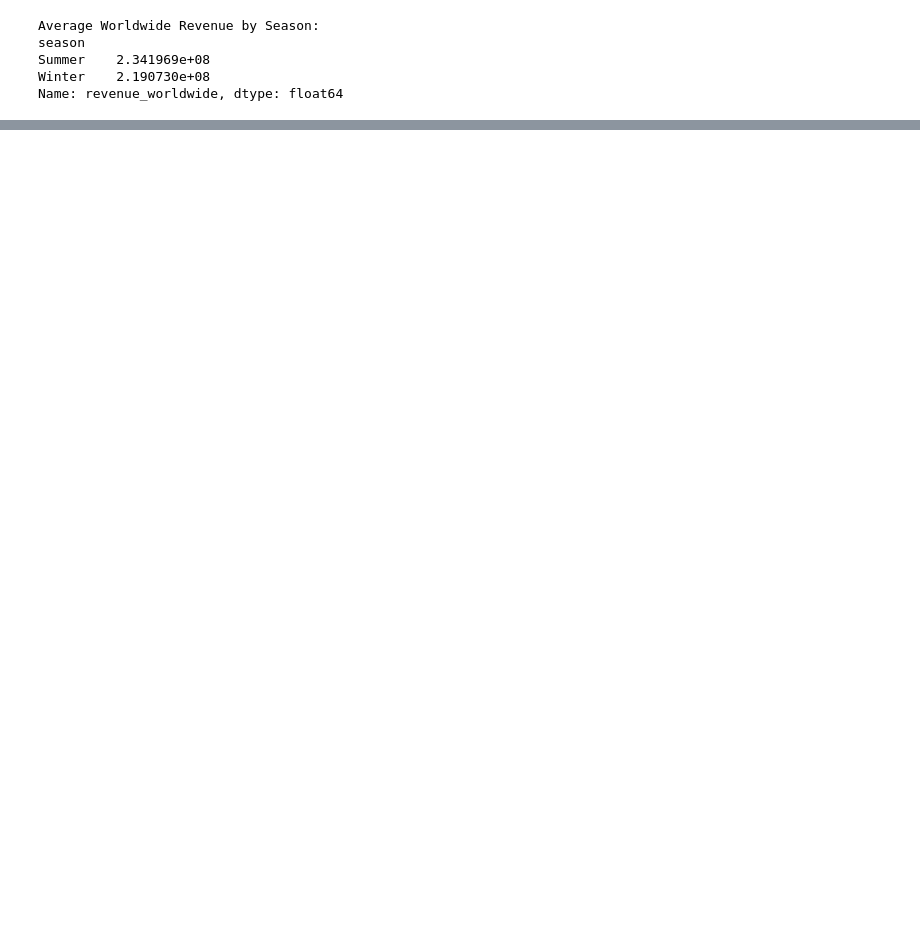
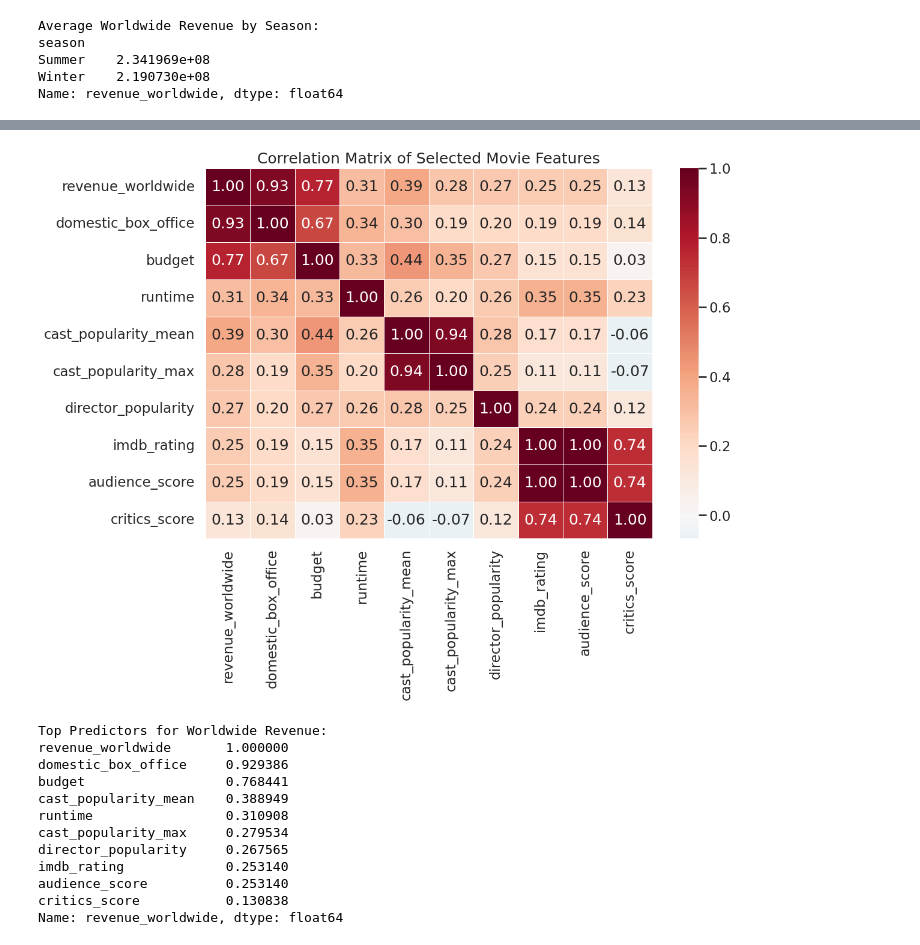
Before and after one commit to Darth-218/entertainment-analysis, a Jupyter notebook: notebooks/02-eda.ipynb, the cells around one changed output, grey strips where cells are left out. Saved outputs shown, nothing was run; the diff lists cells and outputs as text; code cells hidden in the pictures; blank space fills up the shorter version.

```diff
--- a/notebooks/02-eda.ipynb
+++ b/notebooks/02-eda.ipynb
@@ -58,0 +252,27 @@ TV Movie               6.118750       7.733333   -1.614583
+# %%
+corr_cols = ['revenue_worldwide', 'domestic_box_office', 'budget', 'runtime',
+             'cast_popularity_mean', 'cast_popularity_max', 'director_popularity',
+             'imdb_rating', 'audience_score', 'critics_score']
+corr_matrix = df[corr_cols].corr()
+
+plt.figure(figsize=(12, 8))
+sns.heatmap(corr_matrix, annot=True, fmt='.2f', cmap='RdBu_r', center=0, linewidths=0.5)
+plt.title('Correlation Matrix of Selected Movie Features')
+plt.show()
+
+print('Top Predictors for Worldwide Revenue:')
+print(corr_matrix['revenue_worldwide'].sort_values(ascending=False).head(10))
+# %% [output]
+[figure, added]
+Top Predictors for Worldwide Revenue:
+revenue_worldwide       1.000000
+domestic_box_office     0.929386
+budget                  0.768441
+cast_popularity_mean    0.388949
+runtime                 0.310908
+cast_popularity_max     0.279534
+director_popularity     0.267565
+imdb_rating             0.253140
+audience_score          0.253140
+critics_score           0.130838
+Name: revenue_worldwide, dtype: float64
```
Also changed, not shown: parts of 17 cells of this notebook.
